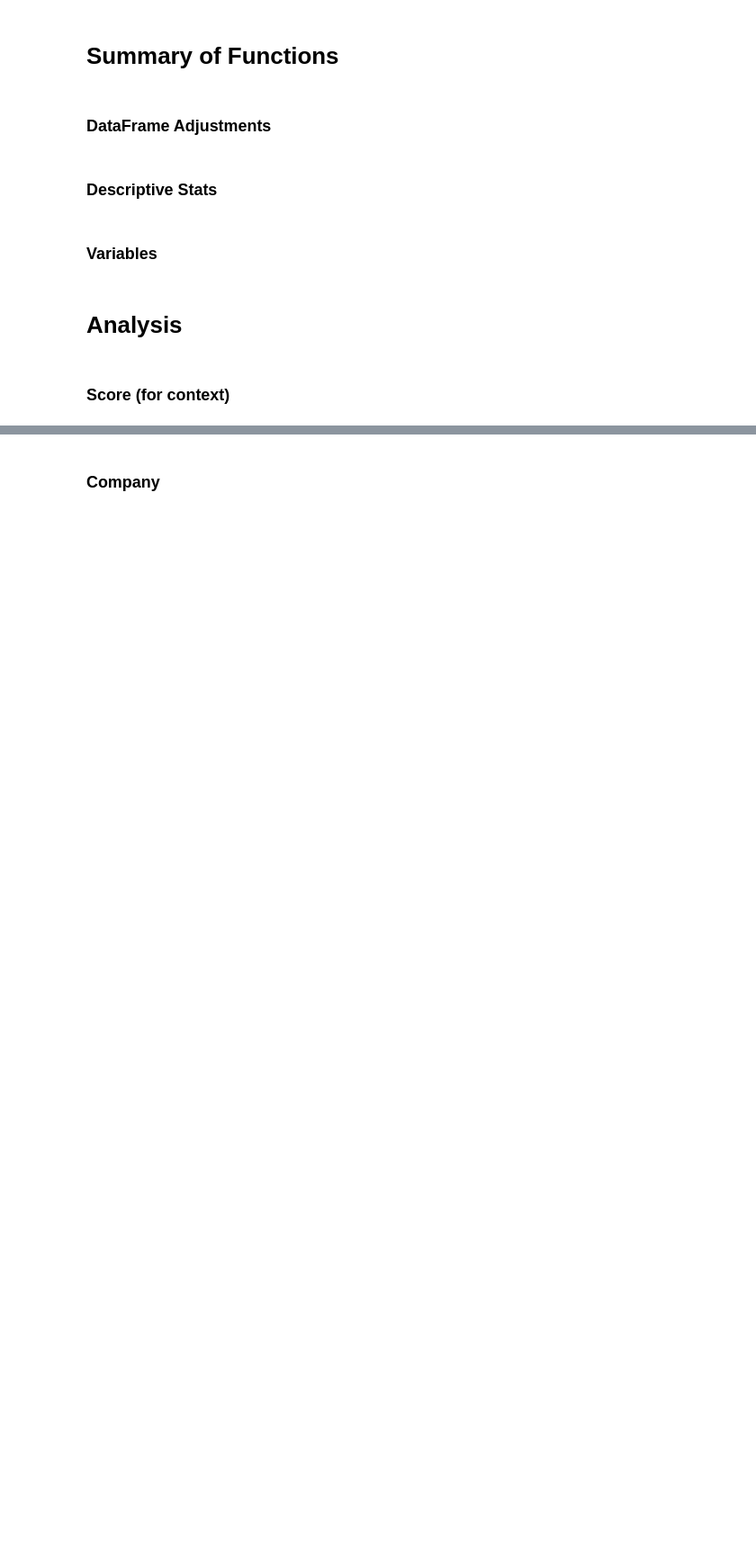
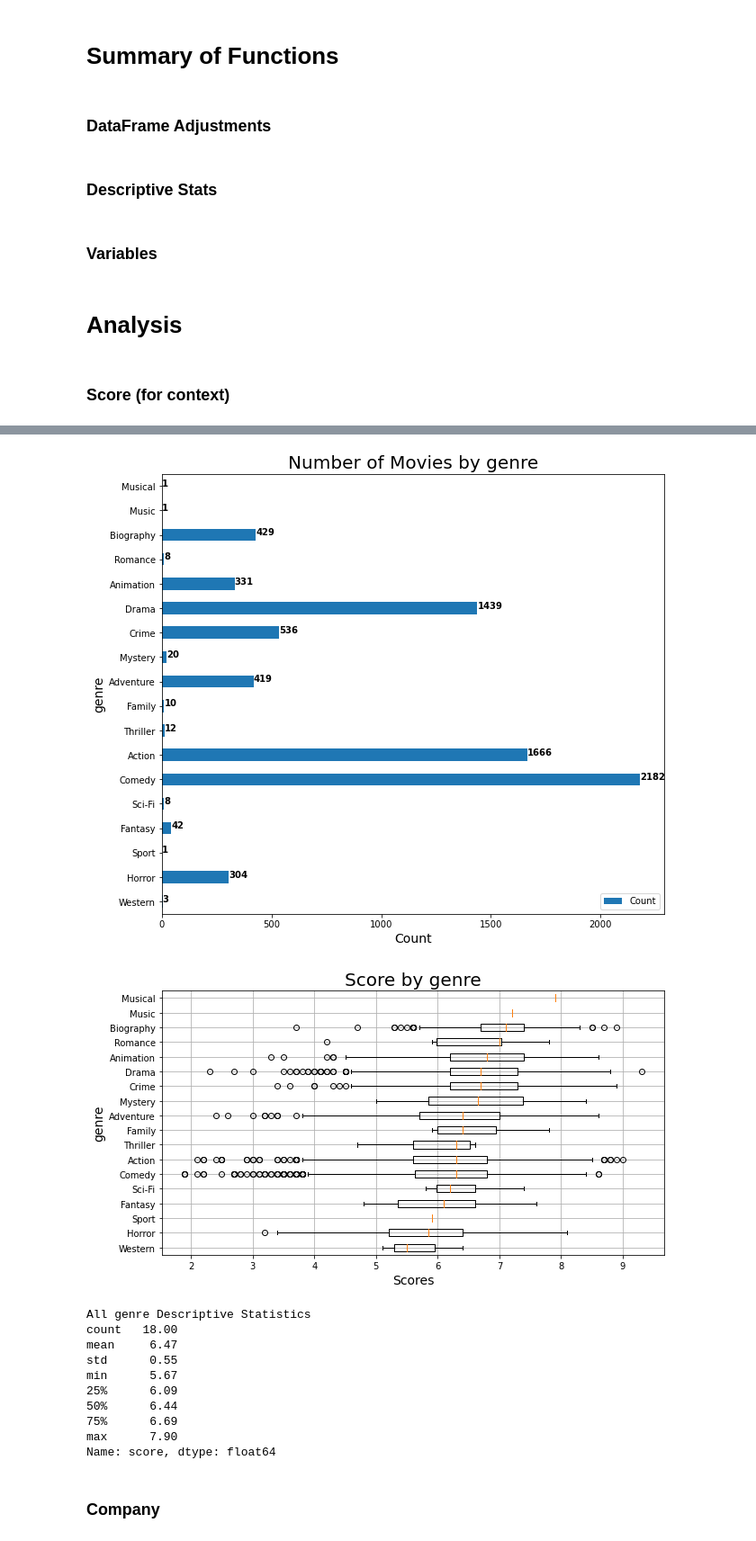
Before and after one commit to AleksKostrycka/Movie_Review_Project, a Jupyter notebook: Statistical_Analysis_Advanced.ipynb, the cells around one changed output, grey strips where cells are left out. Shown: that part at 90% size. Saved outputs shown, nothing was run; the diff lists cells and outputs as text; code cells hidden in the pictures; blank space fills up the shorter version.

```diff
--- a/Statistical_Analysis_Advanced.ipynb
+++ b/Statistical_Analysis_Advanced.ipynb
@@ -167,7 +158,7 @@ def cat_median(df, column):
         value_scores.append(value_score)
 
     #Bargraph of column counts
-    width = 15
+    width = 20
     maximum = column_counts_df['Count'].max()
     if maximum < 15:
         width = maximum
@@ -200,5 +191,5 @@ def cat_median(df, column):
 
     plt.show()
 
-    print(f'All {column} Scores Descriptive Statistics')
+    print(f'All {column} Descriptive Statistics')
     print(movies_df.groupby([column]).mean()['score'].describe())
@@ -297,2 +307,17 @@ Name: score, dtype: float64
+# %%
+cat_median(movies_df, 'genre')
+# %% [output]
+[figure, added]
+[figure, added]
+All genre Descriptive Statistics
+count   18.00
+mean     6.47
+std      0.55
+min      5.67
+25%      6.09
+50%      6.44
+75%      6.69
+max      7.90
+Name: score, dtype: float64
 # %% [markdown]
 ### Company
```
Also changed, not shown: parts of 21 cells of this notebook.
